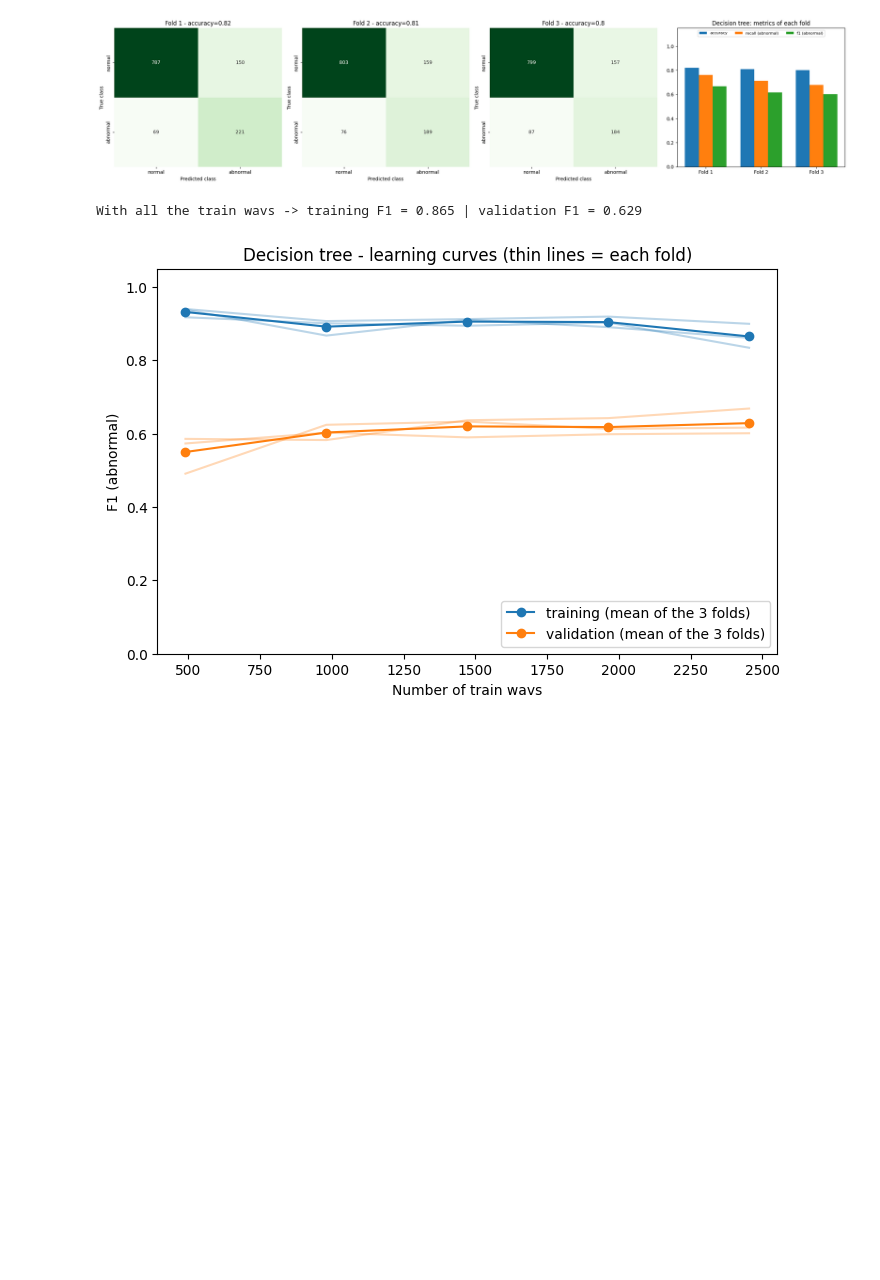
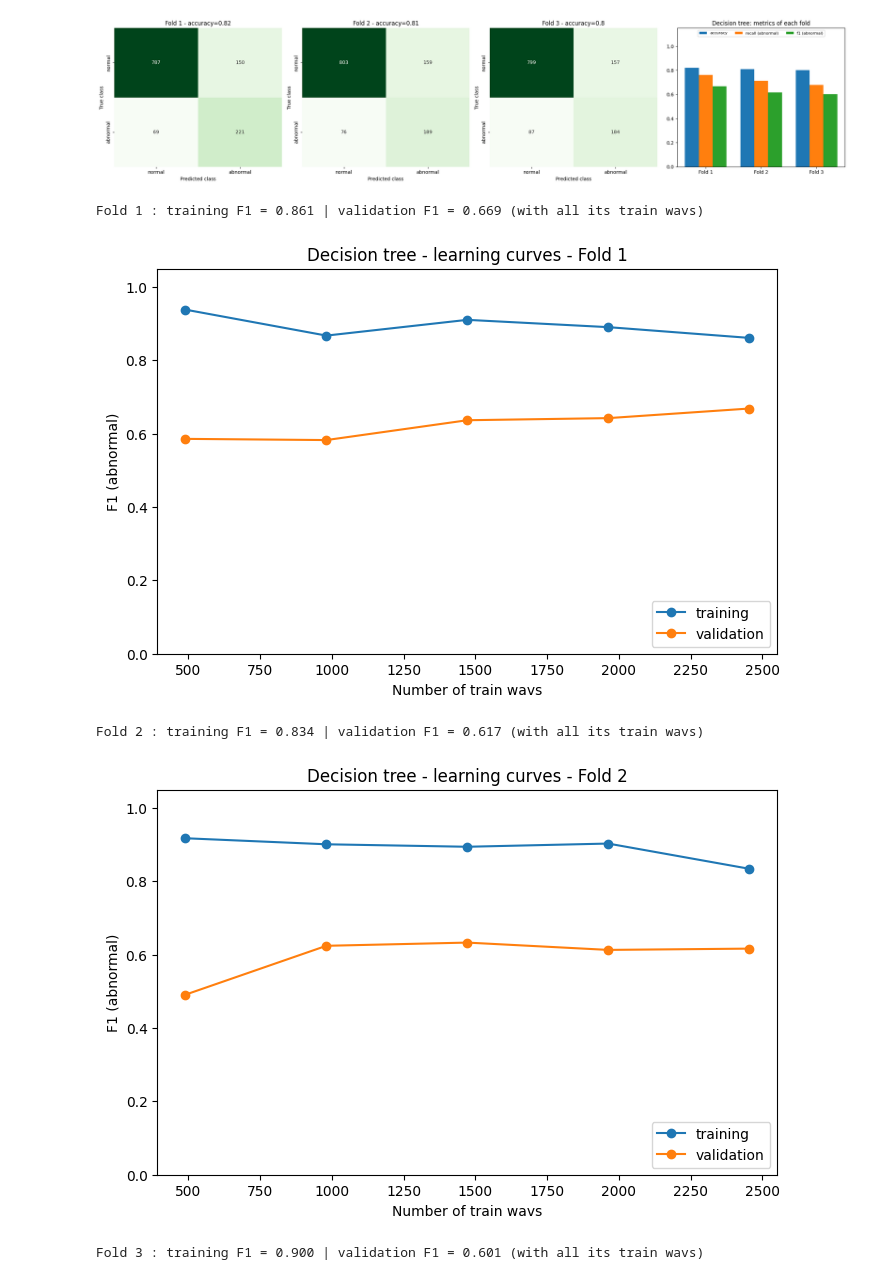
Before and after one commit to Farah-Belghith2710/CardioAgent, a Jupyter notebook: notebooks/03_Tp4_decision_tree.ipynb, the cells around one changed output. Cells and saved outputs as stored; diff of their text form; code cells hidden in the pictures; blank space fills up the shorter version.

```diff
--- a/notebooks/03_Tp4_decision_tree.ipynb
+++ b/notebooks/03_Tp4_decision_tree.ipynb
@@ -401,31 +401,33 @@ plt.show()
 # %%
 # 7. Training vs validation: the learning curves (the same 3 folds)
 #    For each fold, the tree learns on 20%, 40%, 60%, 80% and 100% of its train wavs. Each time we look at its F1
 #    (abnormal) on these train wavs (= training) and on the third of the wavs it never saw (= validation).
 #    - a big gap between the 2 curves = overfitting (the tree learns its train wavs by heart)
 #    - the validation curve still goes up at the end = more wavs would help
 #    shuffle=True: our wavs are sorted (all the abnormal ones first), so they are mixed before taking the 20%, 40%, ...
 model = DecisionTreeClassifier(criterion=best_criterion, max_depth=best_depth, class_weight="balanced", random_state=0)
 sizes, train_scores, val_scores = learning_curve(model, X, y, cv=kfold, scoring="f1",
                                                  train_sizes=[0.2, 0.4, 0.6, 0.8, 1.0],
                                                  shuffle=True, random_state=0)
 # train_scores and val_scores: 1 row per size, 1 column per fold
-print("With all the train wavs -> training F1 = {:.3f} | validation F1 = {:.3f}".format(
-    train_scores[-1].mean(), val_scores[-1].mean()))
 
-plt.figure(figsize=(8, 5))
-for fold in range(3):    # thin lines: each fold
-    plt.plot(sizes, train_scores[:, fold], color="tab:blue", alpha=0.3)
-    plt.plot(sizes, val_scores[:, fold], color="tab:orange", alpha=0.3)
-plt.plot(sizes, train_scores.mean(axis=1), "o-", color="tab:blue", label="training (mean of the 3 folds)")
-plt.plot(sizes, val_scores.mean(axis=1), "o-", color="tab:orange", label="validation (mean of the 3 folds)")
-plt.title("Decision tree - learning curves (thin lines = each fold)")
-plt.xlabel("Number of train wavs")
-plt.ylabel("F1 (abnormal)")
-plt.ylim(0, 1.05)
-plt.legend(loc="lower right")
-plt.savefig(plots_folder + "tp4_tree_learning_curves.png")
-plt.show()
+# 1 figure per fold: the learning curves of this fold alone
+for fold in range(3):
+    print("Fold", fold + 1, ": training F1 = {:.3f} | validation F1 = {:.3f} (with all its train wavs)".format(
+        train_scores[-1, fold], val_scores[-1, fold]))
+    plt.figure(figsize=(8, 5))
+    plt.plot(sizes, train_scores[:, fold], "o-", color="tab:blue", label="training")
+    plt.plot(sizes, val_scores[:, fold], "o-", color="tab:orange", label="validation")
+    plt.title("Decision tree - learning curves - Fold " + str(fold + 1))
+    plt.xlabel("Number of train wavs")
+    plt.ylabel("F1 (abnormal)")
+    plt.ylim(0, 1.05)
+    plt.legend(loc="lower right")
+    plt.savefig(plots_folder + "tp4_tree_learning_curve_fold" + str(fold + 1) + ".png")
+    plt.show()
 # %% [output]
-With all the train wavs -> training F1 = 0.865 | validation F1 = 0.629
+Fold 1 : training F1 = 0.861 | validation F1 = 0.669 (with all its train wavs)
-[figure, old version]
+[figure, new version]
+Fold 2 : training F1 = 0.834 | validation F1 = 0.617 (with all its train wavs)
+[figure, added]
+Fold 3 : training F1 = 0.900 | validation F1 = 0.601 (with all its train wavs)
```
Also changed, not shown: parts of 4 cells of this notebook, 14 other files.
